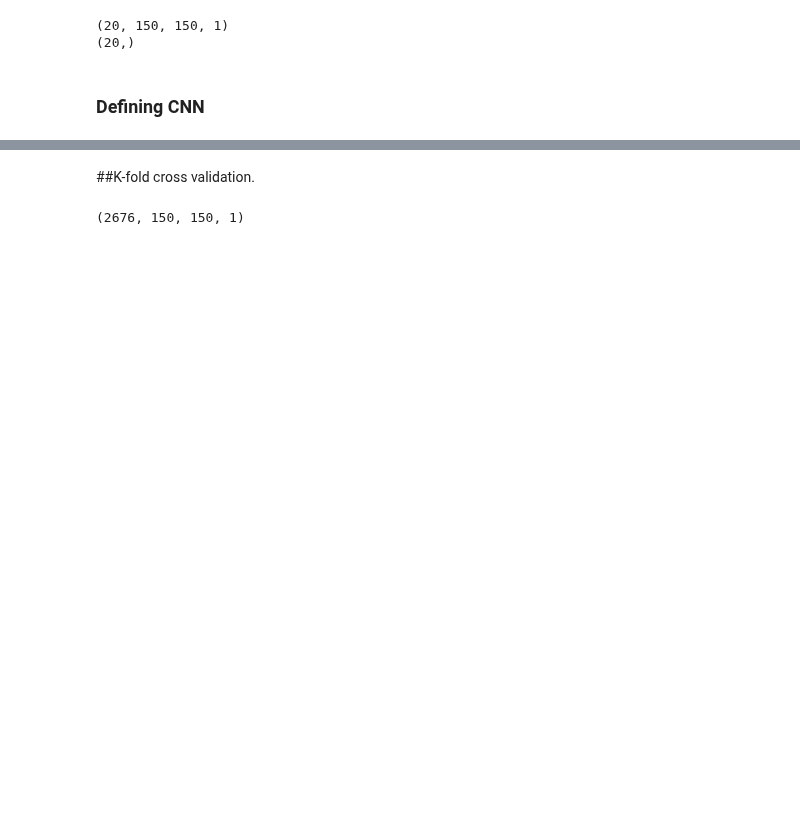
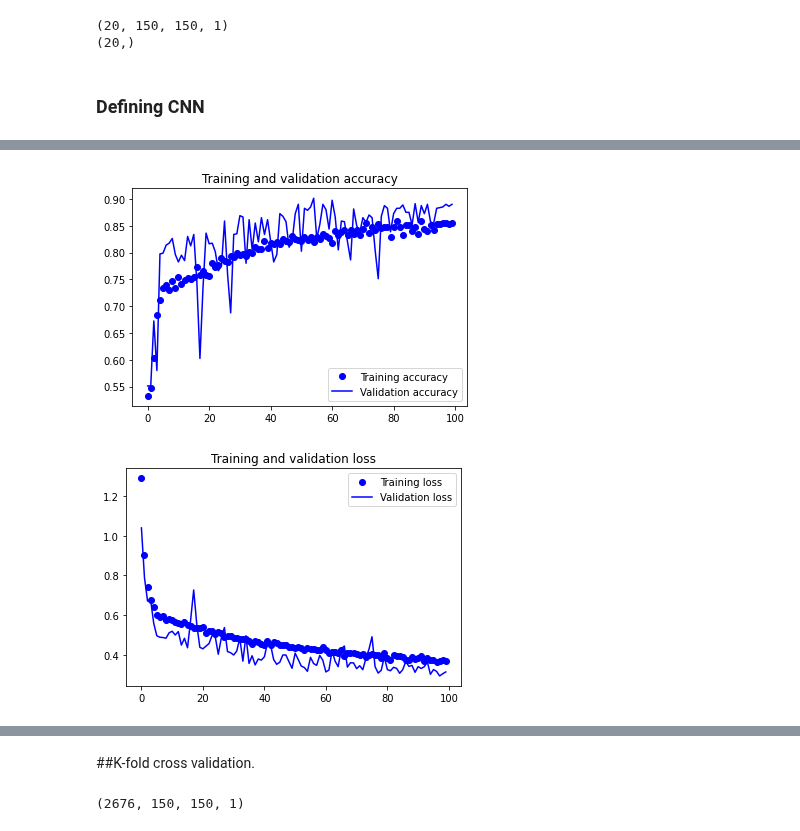
Before and after one commit to MarshaGomez/CNN-Medical-Imaging-Analysis, a Jupyter notebook: Code/Scratch_CNN_masses_vs_calc.ipynb, the cells around one changed output, grey strips where cells are left out. Saved outputs shown, nothing was run; the diff lists cells and outputs as text; code cells hidden in the pictures; blank space fills up the shorter version.

```diff
--- a/Code/Scratch_CNN_masses_vs_calc.ipynb
+++ b/Code/Scratch_CNN_masses_vs_calc.ipynb
@@ -407,0 +354,13 @@ print(test_acc)
+# %%
+history = model.fit(train_datagen.flow(train_images_split,
+                                       train_labels_split,
+                                       batch_size=BATCH_SIZE,
+                                       shuffle=False),
+                    steps_per_epoch=len(train_images_split) // BATCH_SIZE,
+                    epochs=EPOCHS,
+                    validation_data=valid_datagen.flow(valid_images_split,
+                                       valid_labels_split,
+                                       batch_size=BATCH_SIZE,
+                                       shuffle=False),
+                    validation_steps=len(valid_labels_split) // BATCH_SIZE,
+                    callbacks=[GarbageCollectorCallback()])
@@ -407,0 +385,6 @@ print(test_acc)
+# %%
+plt = plot(history)
+plt.show()
+# %% [output]
+[figure, added]
+[figure, added]
```
Also changed, not shown: parts of 39 cells of this notebook.
